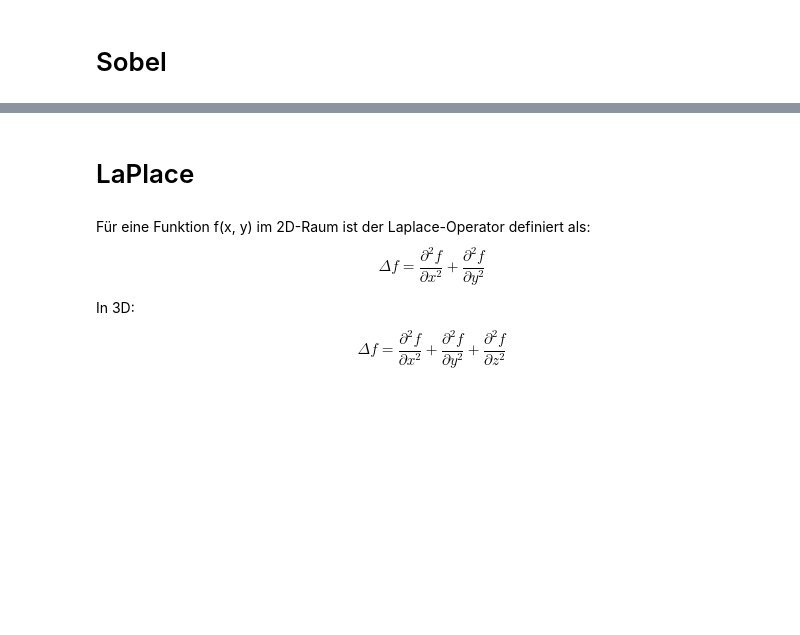
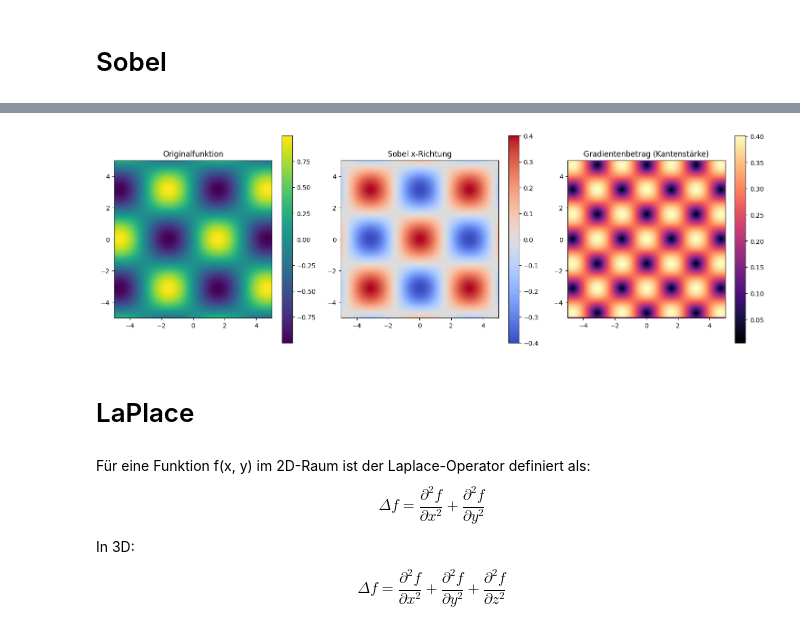
Before and after one commit to lukestairwalker/OpenCV, a Jupyter notebook: notebooks/filter.ipynb, the cells around one changed output, grey strips where cells are left out. Drawn from its saved outputs; the diff is of its cells as text; code cells hidden in the pictures; blank space fills up the shorter version.

```diff
--- a/notebooks/filter.ipynb
+++ b/notebooks/filter.ipynb
@@ -30,3 +98,40 @@ Using convolution with a filter on a grayscale image, you can detect edges in an
+# %%
+import numpy as np
+import matplotlib.pyplot as plt
+from scipy.ndimage import sobel
+
+# Gitter erzeugen
+x = np.linspace(-5, 5, 200)
+y = np.linspace(-5, 5, 200)
+X, Y = np.meshgrid(x, y)
+
+# Funktion definieren
+Z = np.sin(X) * np.cos(Y)
+
+# Sobel-Operator anwenden (Ableitungen in x- und y-Richtung)
+sobel_x = sobel(Z, axis=1)
+sobel_y = sobel(Z, axis=0)
+gradient_magnitude = np.hypot(sobel_x, sobel_y)
+
+# Plots
+fig, axs = plt.subplots(1, 3, figsize=(15, 5))
+
+im0 = axs[0].imshow(Z, extent=(-5, 5, -5, 5), origin='lower', cmap='viridis')
+axs[0].set_title("Originalfunktion")
+plt.colorbar(im0, ax=axs[0])
+
+im1 = axs[1].imshow(sobel_x, extent=(-5, 5, -5, 5), origin='lower', cmap='coolwarm')
+axs[1].set_title("Sobel x-Richtung")
+plt.colorbar(im1, ax=axs[1])
+
+im2 = axs[2].imshow(gradient_magnitude, extent=(-5, 5, -5, 5), origin='lower', cmap='magma')
+axs[2].set_title("Gradientenbetrag (Kantenstärke)")
+plt.colorbar(im2, ax=axs[2])
+
+plt.tight_layout()
+plt.show()
+# %% [output]
+[figure, added]
 # %% [markdown]
 # LaPlace
 # %% [markdown]
```
Also changed, not shown: parts of 9 cells of this notebook.
